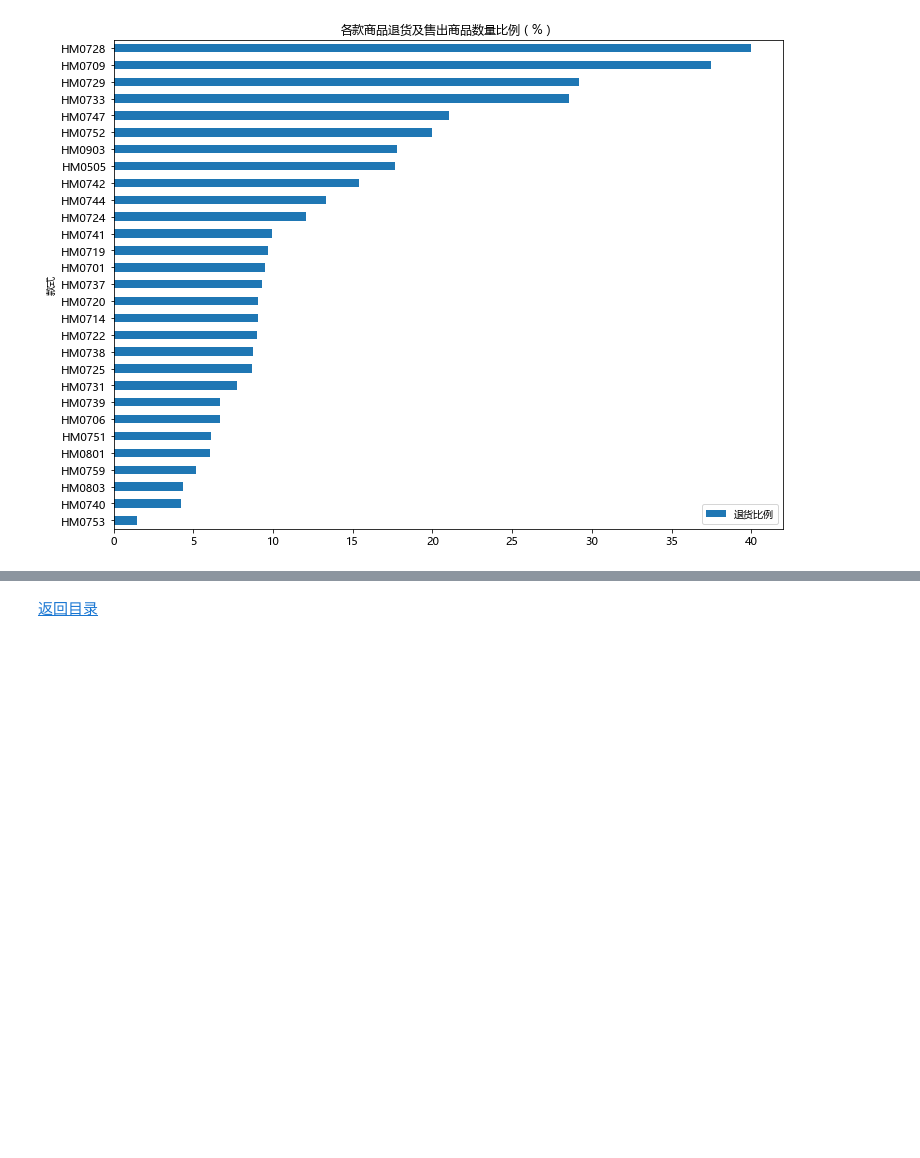
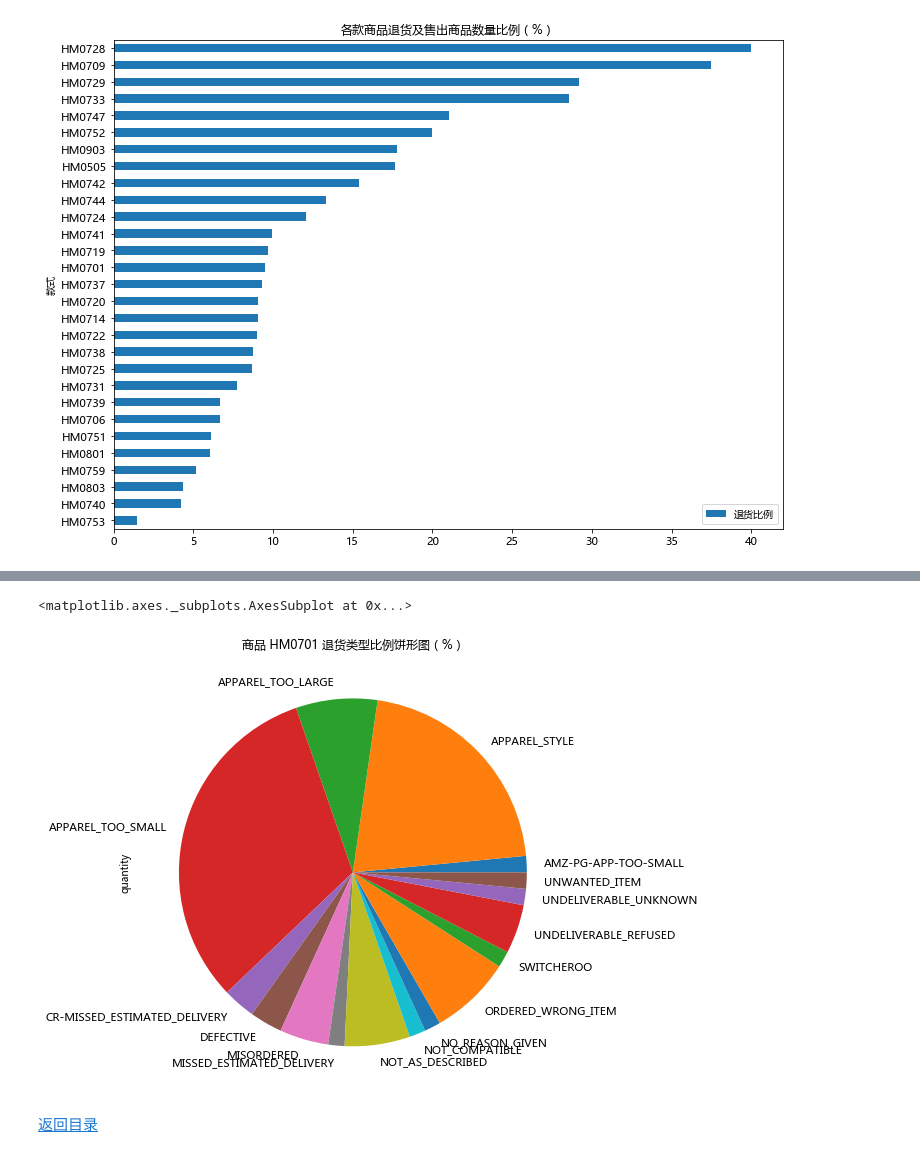
Before and after one commit to dyslab/jnb-sample, a Jupyter notebook: amz_reports/amz_returns_model.ipynb, the cells around one changed output, grey strips where cells are left out. Drawn from its saved outputs; the diff is of its cells as text; code cells hidden in the pictures; blank space fills up the shorter version.

Commit message:
Updaye amz_returns_model. ⏳

```diff
--- a/amz_reports/amz_returns_model.ipynb
+++ b/amz_reports/amz_returns_model.ipynb
@@ -108,0 +111,10 @@ bar_df.plot(
+# %%
+SELECTED_MODEL = 'HM0701'
+# %%
+model_fba_df = fba_df[fba_df.model == SELECTED_MODEL][['model', 'sku', 'quantity', 'reason', 'customer-comments']]
+model_fbm_df = fbm_df[fbm_df.model == SELECTED_MODEL][['model', 'Merchant SKU', 'Return quantity', 'Return reason']]
+model_fbm_df.columns = ['model', 'sku', 'quantity', 'reason']
+
+model_df = model_fba_df.merge(model_fbm_df, how='outer', on=['model', 'sku', 'quantity', 'reason'])
+
+model_df.head(20)
@@ -109,2 +139,17 @@ bar_df.plot(
+# %%
+pie_df = model_df.groupby('reason').sum()
+pie_df.plot(
+    kind='pie',
+    y = 'quantity',
+    grid = False,
+    table = False,
+    title = '商品 {} 退货类型比例饼形图（%）'.format(SELECTED_MODEL),
+    legend = False,
+    figsize = (8, 8),
+    fontsize = 11
+)
+# %% [output]
+<matplotlib.axes._subplots.AxesSubplot at 0x...>
+[figure, added]
 # %% [markdown]
 [返回目录](amz_returns_catalog.ipynb)
```
Also changed, not shown: parts of 3 cells of this notebook, 2 other files.
